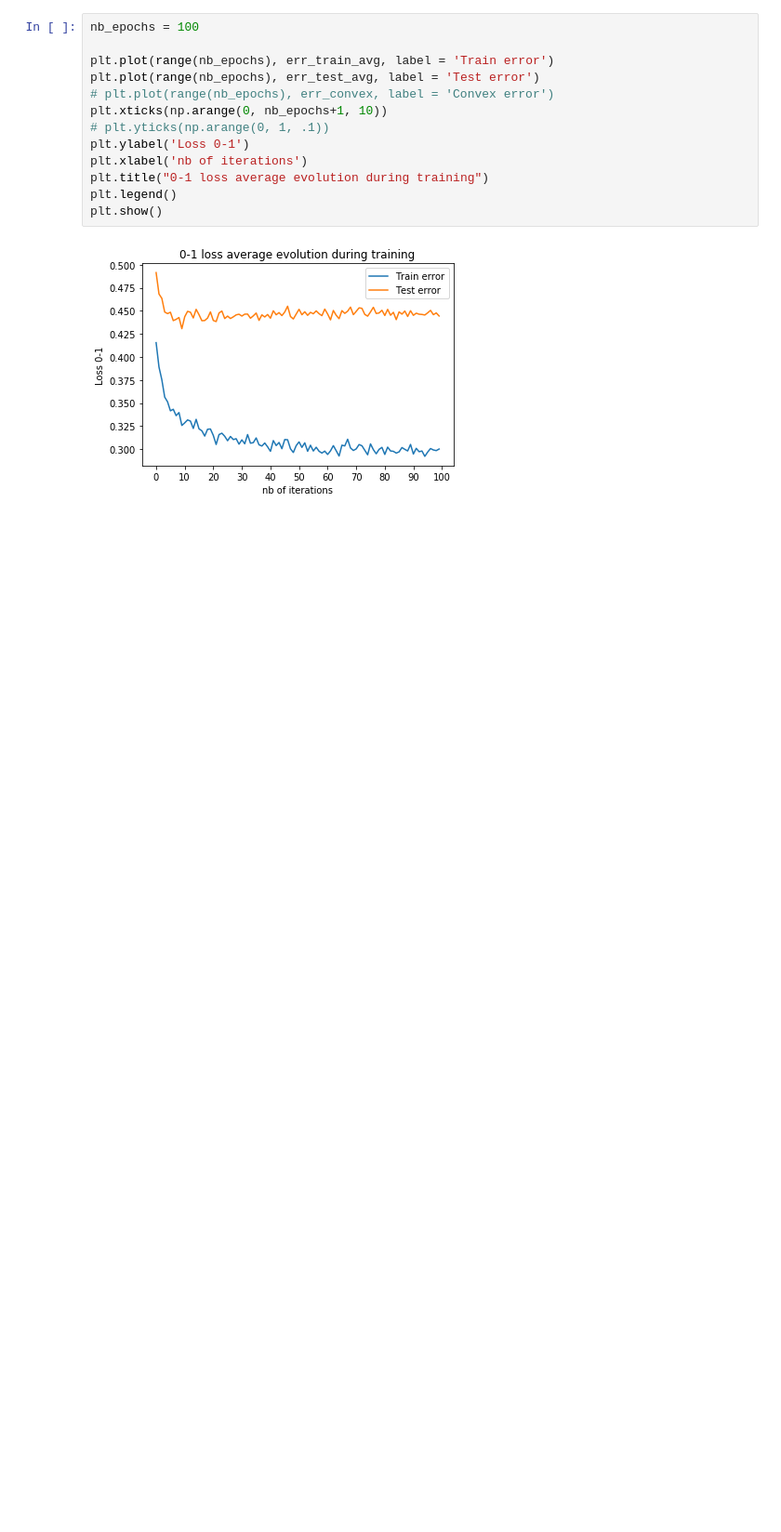
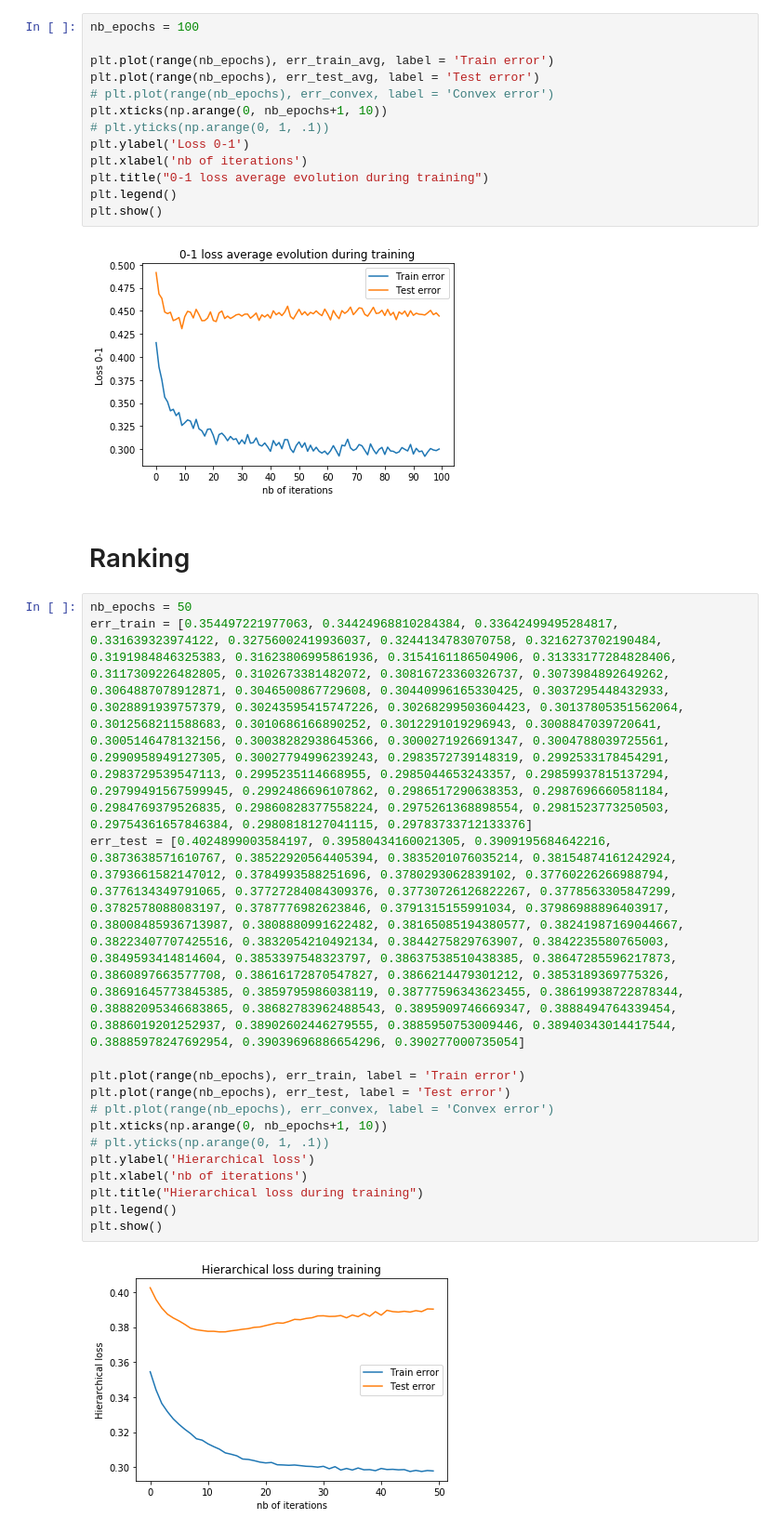
Before and after one commit to JulietteOrtholand/RI_multi, a Jupyter notebook: courbes_cout.ipynb, the cells around one changed output. Shown at 93% size. Saved outputs shown, nothing was run; the diff lists cells and outputs as text; blank space fills up the shorter version.

```diff
--- a/courbes_cout.ipynb
+++ b/courbes_cout.ipynb
@@ -72,3 +72,22 @@ plt.legend()
 plt.show()
 # %% [output]
 [figure]
+# %% [markdown]
+# Ranking
+# %%
+nb_epochs = 50
+err_train = [0.354497221977063, 0.34424968810284384, 0.33642499495284817, 0.331639323974122, 0.32756002419936037, 0.3244134783070758, 0.3216273702190484, 0.3191984846325383, 0.31623806995861936, 0.3154161186504906, 0.31333177284828406, 0.3117309226482805, 0.3102673381482072, 0.30816723360326737, 0.3073984892649262, 0.3064887078912871, 0.3046500867729608, 0.30440996165330425, 0.3037295448432933, 0.3028891939757379, 0.30243595415747226, 0.30268299503604423, 0.30137805351562064, 0.3012568211588683, 0.3010686166890252, 0.3012291019296943, 0.3008847039720641, 0.3005146478132156, 0.30038282938645366, 0.3000271926691347, 0.3004788039725561, 0.2990958949127305, 0.30027794996239243, 0.2983572739148319, 0.2992533178454291, 0.2983729539547113, 0.2995235114668955, 0.2985044653243357, 0.29859937815137294, 0.29799491567599945, 0.2992486696107862, 0.2986517290638353, 0.2987696660581184, 0.2984769379526835, 0.29860828377558224, 0.2975261368898554, 0.2981523773250503, 0.29754361657846384, 0.2980818127041115, 0.29783733712133376]
+err_test = [0.4024899003584197, 0.39580434160021305, 0.3909195684642216, 0.3873638571610767, 0.38522920564405394, 0.3835201076035214, 0.38154874161242924, 0.3793661582147012, 0.3784993588251696, 0.3780293062839102, 0.37760226266988794, 0.3776134349791065, 0.37727284084309376, 0.37730726126822267, 0.3778563305847299, 0.3782578088083197, 0.3787776982623846, 0.3791315155991034, 0.37986988896403917, 0.38008485936713987, 0.3808880991622482, 0.38165085194380577, 0.38241987169044667, 0.38223407707425516, 0.3832054210492134, 0.3844275829763907, 0.3842235580765003, 0.3849593414814604, 0.3853397548323797, 0.38637538510438385, 0.38647285596217873, 0.3860897663577708, 0.38616172870547827, 0.3866214479301212, 0.3853189369775326, 0.38691645773845385, 0.3859795986038119, 0.38777596343623455, 0.38619938722878344, 0.38882095346683865, 0.38682783962488543, 0.3895909746669347, 0.3888494764339454, 0.3886019201252937, 0.38902602446279555, 0.3885950753009446, 0.38940343014417544, 0.38885978247692954, 0.39039696886654296, 0.390277000735054]
+
+plt.plot(range(nb_epochs), err_train, label = 'Train error')
+plt.plot(range(nb_epochs), err_test, label = 'Test error')
+# plt.plot(range(nb_epochs), err_convex, label = 'Convex error')
+plt.xticks(np.arange(0, nb_epochs+1, 10))
+# plt.yticks(np.arange(0, 1, .1))
+plt.ylabel('Hierarchical loss')
+plt.xlabel('nb of iterations')
+plt.title("Hierarchical loss during training")
+plt.legend()
+plt.show()
+# %% [output]
+[figure, added]
```
Also changed, not shown: 11 other files.
